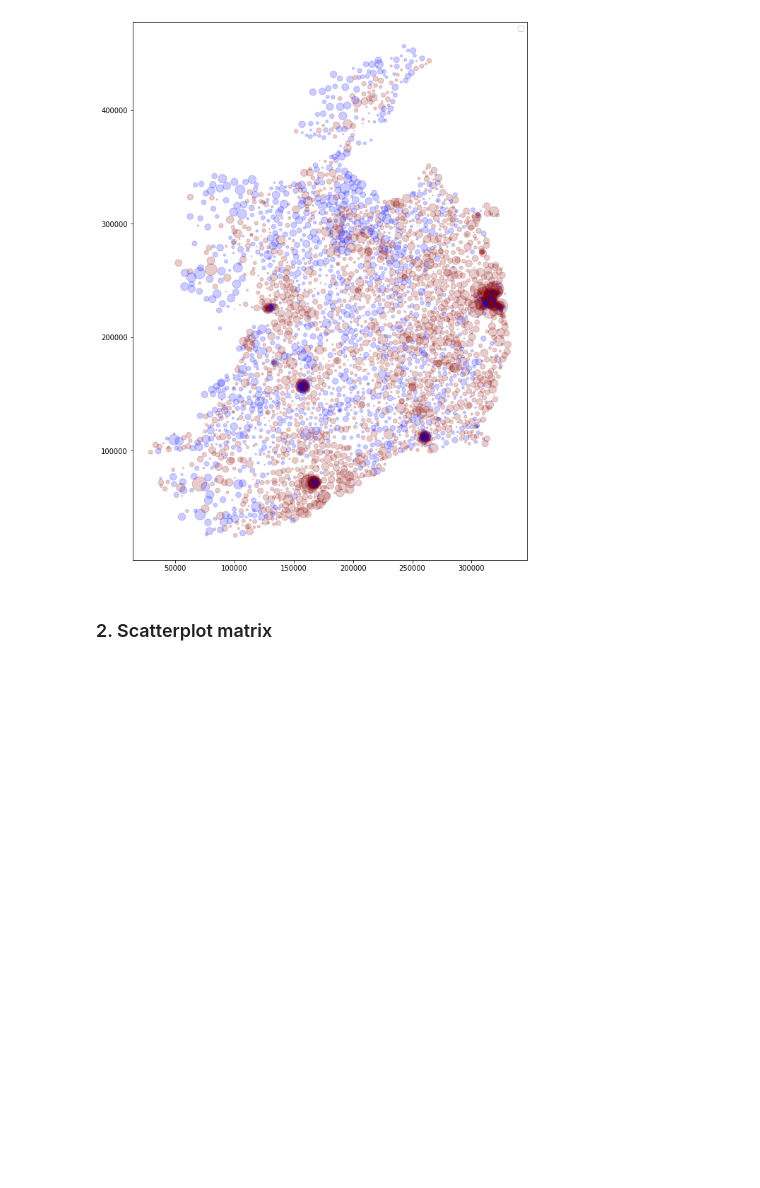
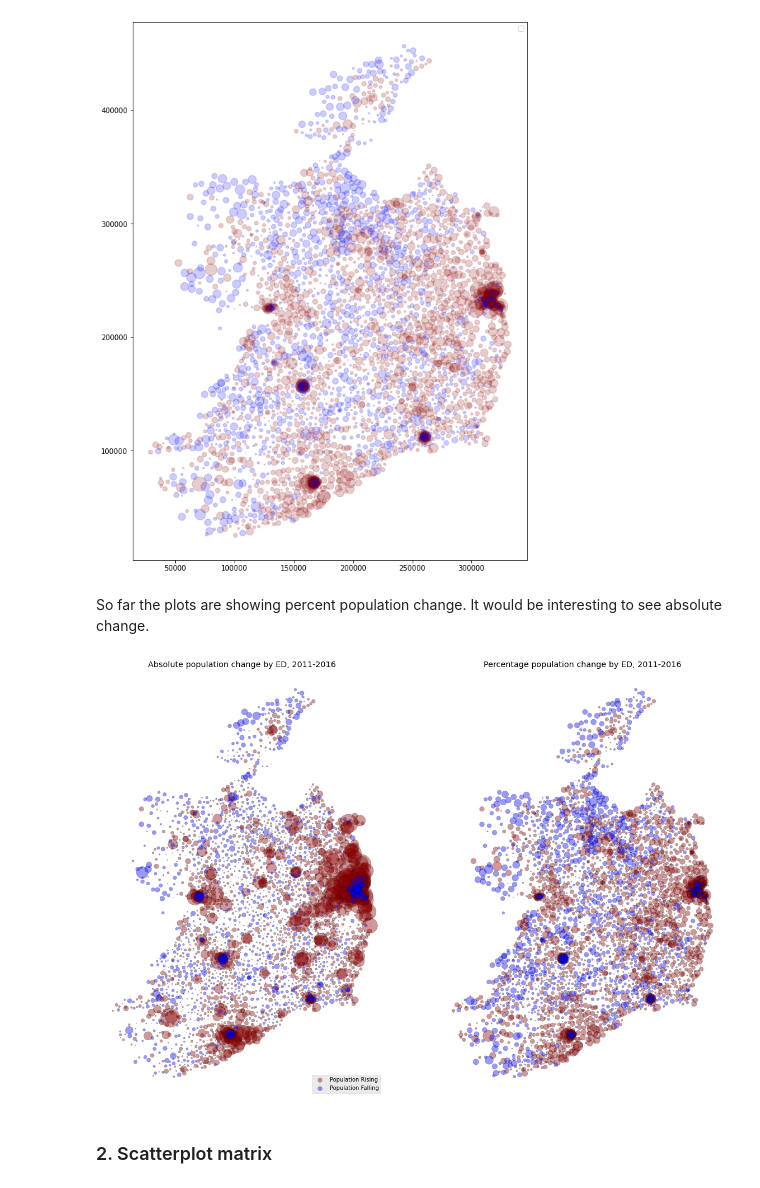
Before and after one commit to fod/fundamentals-data-analysis, a Jupyter notebook: pyplot.ipynb, the cells around one changed output. Saved outputs shown, nothing was run; the diff lists cells and outputs as text; code cells hidden in the pictures; blank space fills up the shorter version.

```diff
--- a/pyplot.ipynb
+++ b/pyplot.ipynb
@@ -167,6 +167,42 @@ plt.show()
 # %% [output]
 No handles with labels found to put in legend.
 [figure]
+# %% [markdown]
+So far the plots are showing percent population change. It would be interesting to see absolute change.
+# %%
+plt.rcParams["figure.figsize"] = [20,14]
+#plt.style.use('ggplot')
+
+fig, (ax1, ax2) = plt.subplots(1, 2)
+for rising in [True, False]:
+    label = "Population Rising" if rising else "Population Falling"
+    colour = 'darkred' if rising else 'blue'
+    x = pop[pop['Up'] == rising]['X']
+    y = pop[pop['Up'] == rising]['Y']
+    scale1 = abs(pop[pop['Up'] == rising]['Pop Change'])
+    scale2 = abs(pop[pop['Up'] == rising]['Percent Change'] * 10)
+    ax1.scatter(x=x, y=y, c=colour, s=scale1, label=label,
+               alpha=0.4, edgecolors='black')
+
+    ax2.scatter(x=x, y=y, c=colour, s=scale2, label=label,
+               alpha=0.4, edgecolors='black')
+
+    ax1.axis('off')
+    ax2.axis('off')
+
+    ax1.set_title('Absolute population change by ED, 2011-2016')
+    ax2.set_title('Percentage population change by ED, 2011-2016')
+
+lgd = ax1.legend(loc='lower right')
+
+# Set legend symbol sizes: https://stackoverflow.com/a/43578952
+for handle in lgd.legendHandles:
+    handle.set_sizes([60])
+
+
+plt.show()
+# %% [output]
+[figure, added]
 # %% [markdown]
 ### 2. Scatterplot matrix
 # %% [markdown]
```
